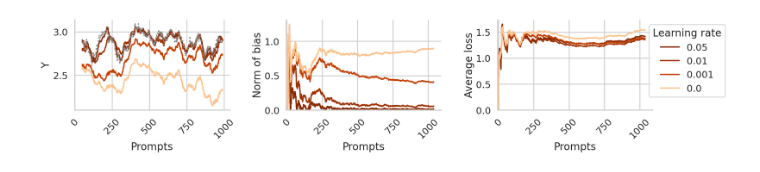
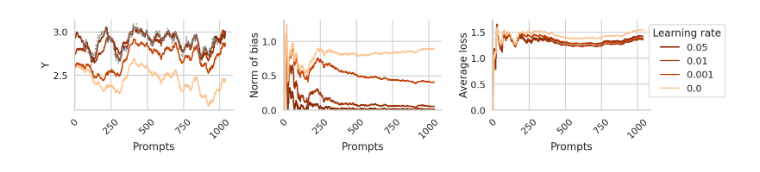
Before and after one commit to aangelopoulos/gradient-equilibrium, a Jupyter notebook: helpsteer/debias.ipynb, the cells around one changed output. Saved outputs shown, nothing was run; the diff lists cells and outputs as text; code cells hidden in the pictures.

```diff
--- a/helpsteer/debias.ipynb
+++ b/helpsteer/debias.ipynb
@@ -134,7 +134,7 @@ window_size = 100
 # Predictions for each learning rate (plot these first)
 pred_df = combined_df.copy()
 pred_df['yhat_rolling'] = pred_df.groupby('lr')['yhat'].transform(
-    lambda x: x.rolling(window=window_size, center=True).mean()
+    lambda x: x.rolling(window=window_size, min_periods=1, center=True).mean()
 )
 _lp = sns.lineplot(ax=axs[0], data=pred_df,
                   x=pred_df.t,  # Add x parameter
@@ -162,31 +162,31 @@ _lp = sns.lineplot(ax=axs[1], data=combined_df,
                    y="norm of avg grad",
                    hue="lr", palette=hues,
                    estimator=None, n_boot=0,
                    hue_order=lr_values_reversed)
 axs[1].set_ylabel("Norm of bias")
 axs[1].set_ylim([0,None])
 axs[1].set_xlim([-5,None])
 _lp.get_legend().remove()
 
 # Right plot: Average loss
 _lp = sns.lineplot(ax=axs[2], data=combined_df,
                   x=combined_df.t,  # Add x parameter
                   y="average_loss", hue="lr", palette=hues,
                   estimator=None, n_boot=0,
                   hue_order=lr_values_reversed)
 axs[2].set_ylabel("Average loss")
 axs[2].set_ylim([0,None])
 axs[2].legend(loc="upper right", bbox_to_anchor=(1.5,1), title='Learning rate')
 axs[2].set_xlim([-5,None])
 
 for ax in axs:
     ax.set_xlabel("Prompts")
     for tick in ax.get_xticklabels():
         tick.set_rotation(45)
 sns.despine(top=True, right=True)
 plt.tight_layout()
 os.makedirs('./plots/debias', exist_ok=True)
 plt.savefig('./plots/debias/series.pdf')
 plt.show()
 # %% [output]
-[figure, old version]
+[figure, new version]
```
Also changed, not shown: 21 other files.
